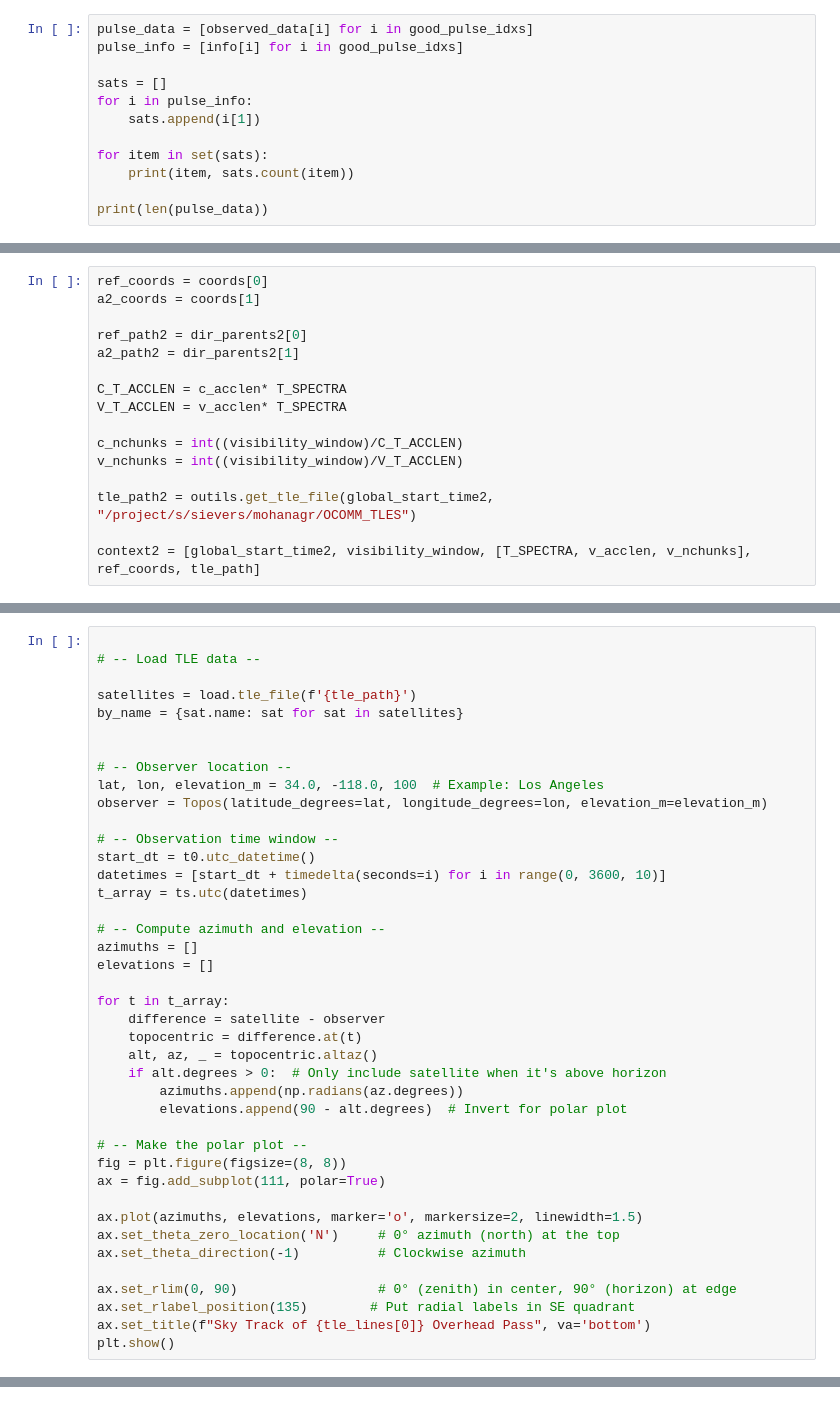
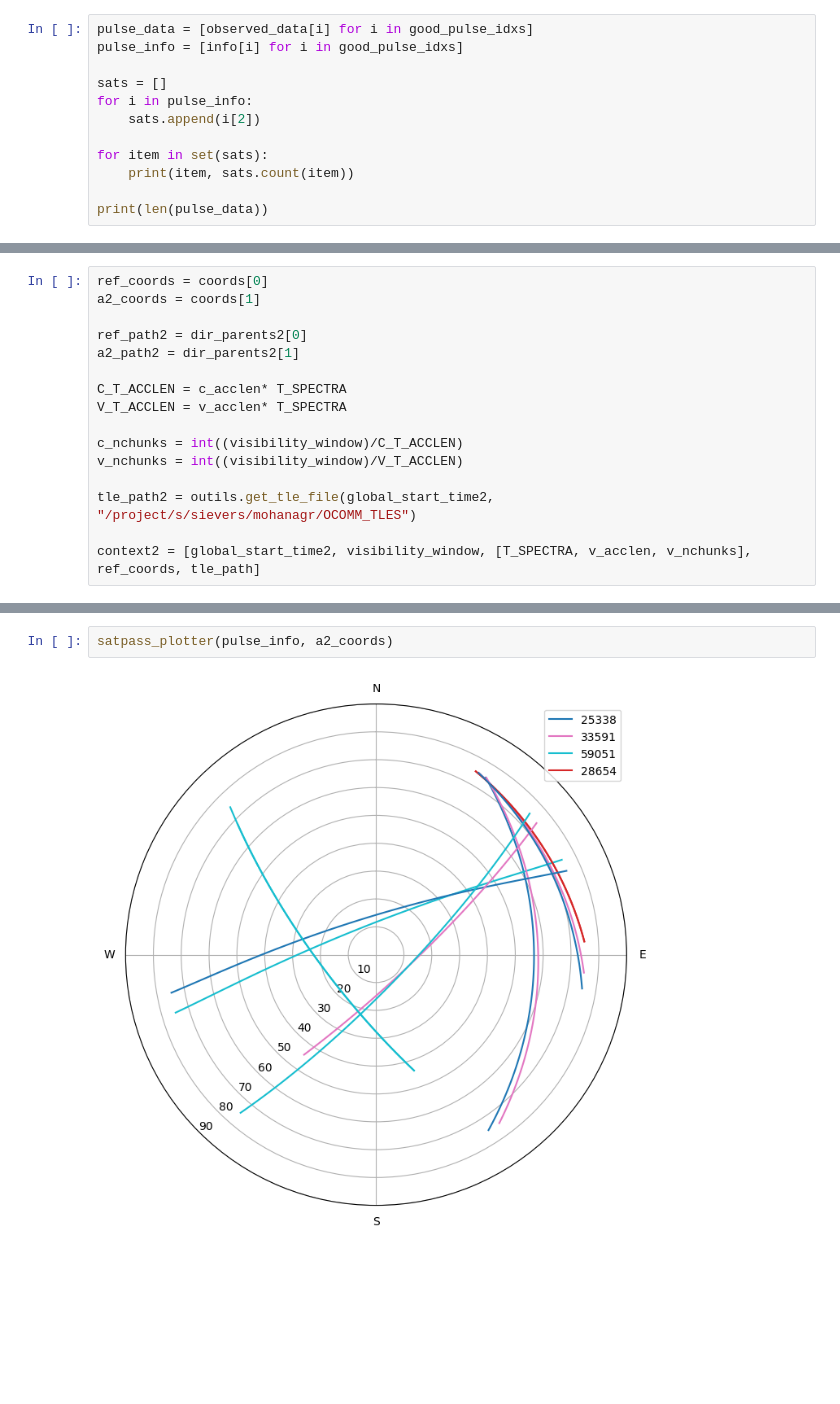
Before and after one commit to ALBATROS-Experiment/albatros_analysis, a Jupyter notebook: scripts/orbcomm/fitting/fitting_methods2.ipynb, the cells around one changed output, grey strips where cells are left out. Drawn from its saved outputs; the diff is of its cells as text; blank space fills up the shorter version.

```diff
--- a/scripts/orbcomm/fitting/fitting_methods2.ipynb
+++ b/scripts/orbcomm/fitting/fitting_methods2.ipynb
@@ -173,7 +175,7 @@ pulse_info = [info[i] for i in good_pulse_idxs]
 
 sats = []
 for i in pulse_info:
-    sats.append(i[1])
+    sats.append(i[2])
 
 for item in set(sats):
     print(item, sats.count(item))
@@ -343,41 +340,0 @@ print(solid_1[0])
-# %%
-
-# -- Load TLE data --
-
-satellites = load.tle_file(f'{tle_path}')
-by_name = {sat.name: sat for sat in satellites}
-
-
-# -- Observer location --
-lat, lon, elevation_m = 34.0, -118.0, 100  # Example: Los Angeles
-observer = Topos(latitude_degrees=lat, longitude_degrees=lon, elevation_m=elevation_m)
-
-# -- Observation time window --
-start_dt = t0.utc_datetime()
-datetimes = [start_dt + timedelta(seconds=i) for i in range(0, 3600, 10)]
-t_array = ts.utc(datetimes)
-
-# -- Compute azimuth and elevation --
-azimuths = []
-elevations = []
-
-for t in t_array:
-    difference = satellite - observer
-    topocentric = difference.at(t)
-    alt, az, _ = topocentric.altaz()
-    if alt.degrees > 0:  # Only include satellite when it's above horizon
-        azimuths.append(np.radians(az.degrees))
-        elevations.append(90 - alt.degrees)  # Invert for polar plot
-
-# -- Make the polar plot --
-fig = plt.figure(figsize=(8, 8))
-ax = fig.add_subplot(111, polar=True)
-
-ax.plot(azimuths, elevations, marker='o', markersize=2, linewidth=1.5)
-ax.set_theta_zero_location('N')     # 0° azimuth (north) at the top
-ax.set_theta_direction(-1)          # Clockwise azimuth
-
-ax.set_rlim(0, 90)                  # 0° (zenith) in center, 90° (horizon) at edge
-ax.set_rlabel_position(135)        # Put radial labels in SE quadrant
-ax.set_title(f"Sky Track of {tle_lines[0]} Overhead Pass", va='bottom')
-plt.show()
@@ -386,0 +492,4 @@ KeyError: '59051'
+# %%
+satpass_plotter(pulse_info, a2_coords)
+# %% [output]
+[figure, added]
```
Also changed, not shown: parts of 10 cells of this notebook, 10 other files.
